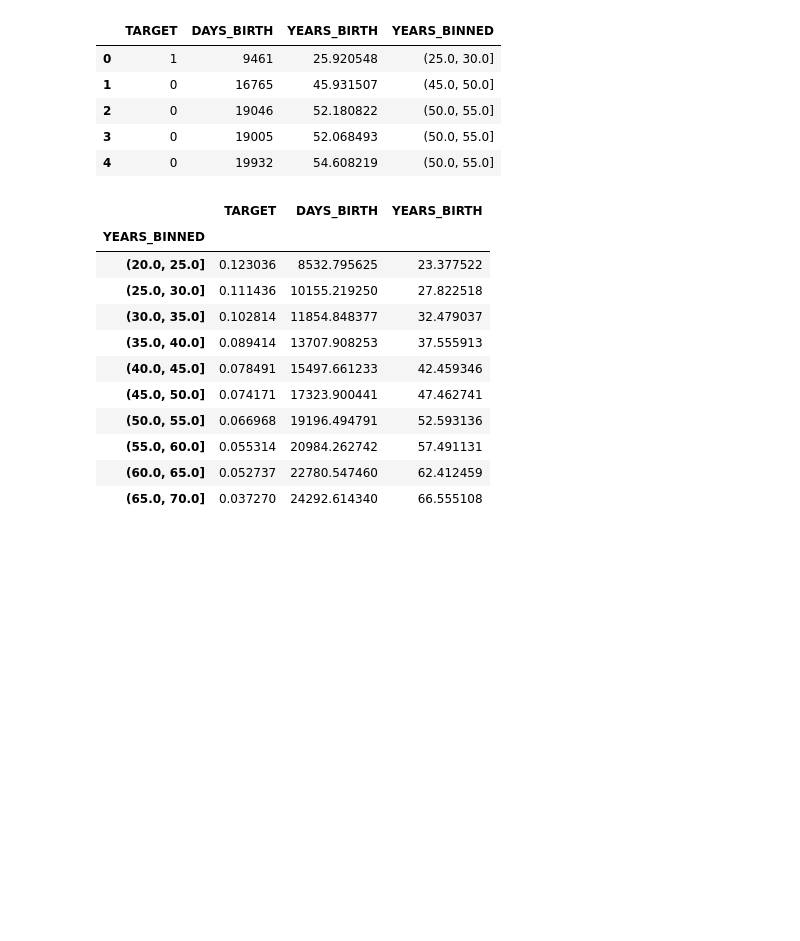
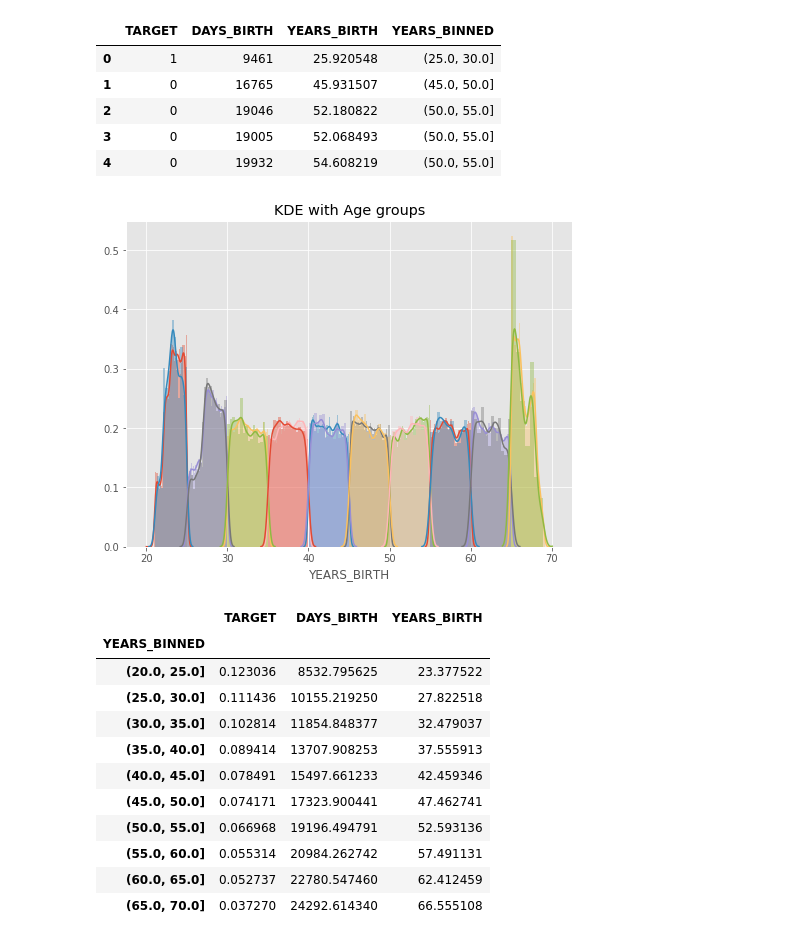
Before and after one commit to henryho2012/2nd-ML100Days, a Jupyter notebook: homework/Day_011_HW.ipynb, the cells around one changed output. Saved outputs shown, nothing was run; the diff lists cells and outputs as text; code cells hidden in the pictures; blank space fills up the shorter version.

```diff
--- a/homework/Day_011_HW.ipynb
+++ b/homework/Day_011_HW.ipynb
@@ -82,19 +82,22 @@ Name: YEARS_BINNED, dtype: int64
 # %%
 # 繪圖前先排序 / 分組
 """
 Your Code Here
 """
-year_group_sorted = age_data['YEARS_BINNED'].value_counts().index.sort_values()
+# year_group_sorted = age_data['YEARS_BINNED'].value_counts().index.sort_values()
+year_group_sorted = np.sort(age_data['YEARS_BINNED'].unique())
 
 plt.figure(figsize=(8,6))
 for i in range(len(year_group_sorted)):
     sns.distplot(age_data.loc[(age_data['YEARS_BINNED'] == year_group_sorted[i]) & \
                               (age_data['TARGET'] == 0), 'YEARS_BIRTH'], label = str(year_group_sorted[i]))
 
     sns.distplot(age_data.loc[(age_data['YEARS_BINNED'] == year_group_sorted[i]) & \
                               (age_data['TARGET'] == 1), 'YEARS_BIRTH'], label = str(year_group_sorted[i]))
 plt.title('KDE with Age groups')
 plt.show()
+# %% [output]
+[figure, added]
 # %%
 # 計算每個年齡區間的 Target、DAYS_BIRTH與 YEARS_BIRTH 的平均值
 age_groups  = age_data.groupby('YEARS_BINNED').mean()
```
Also changed, not shown: parts of 1 cell of this notebook.
